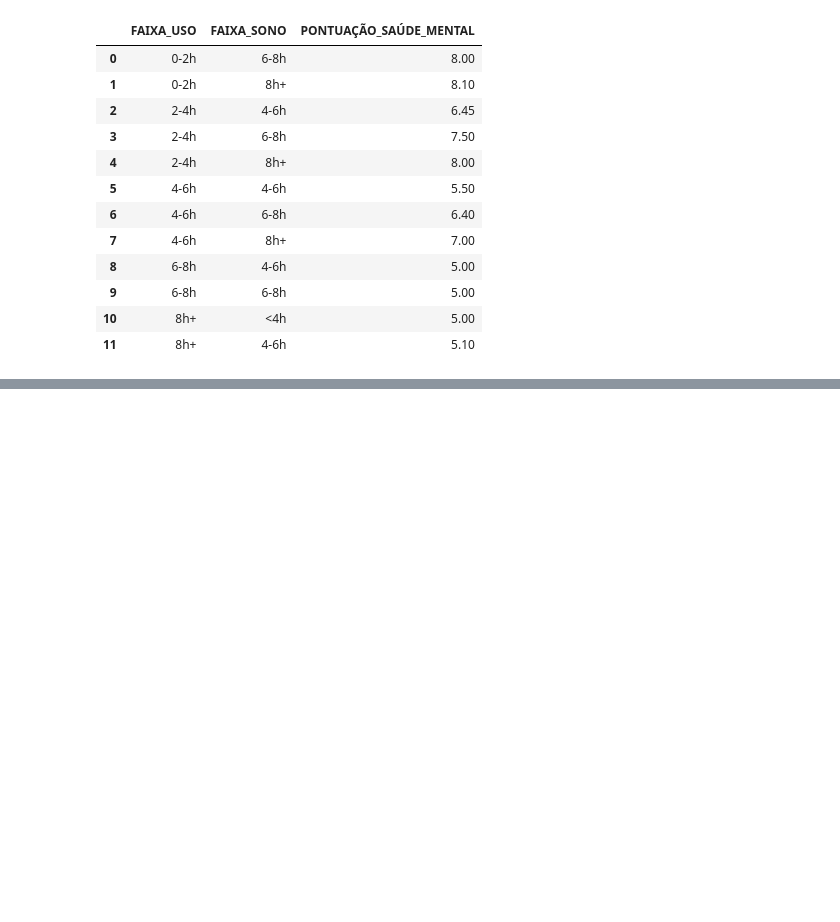
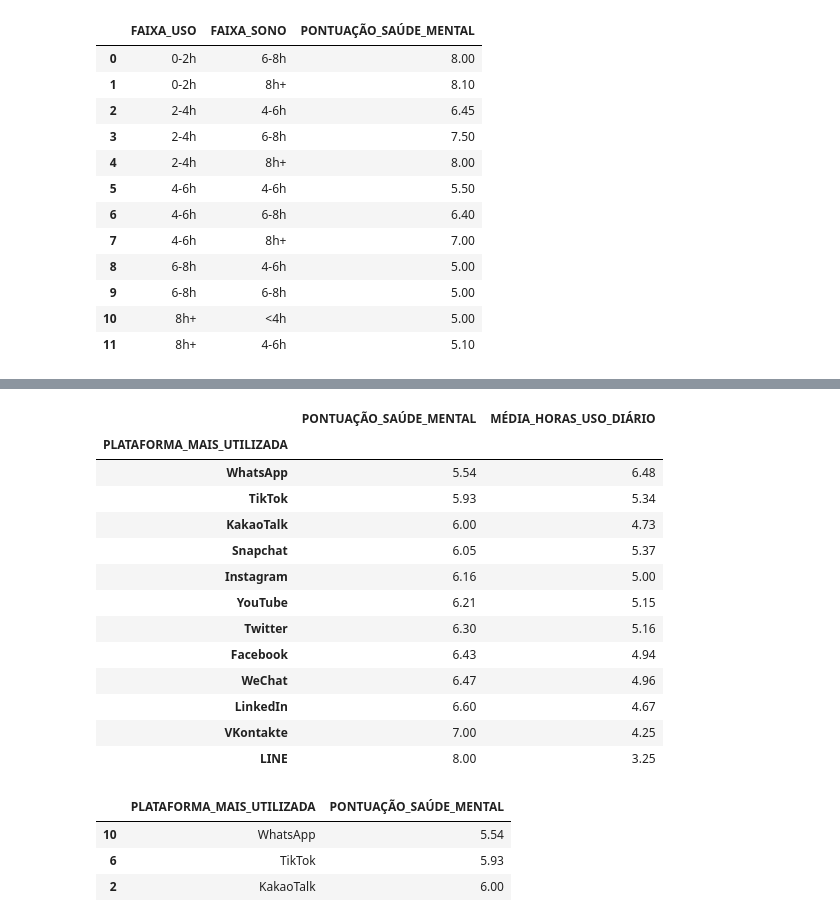
Before and after one commit to Jonasjkb/analise-dados-mental-health, a Jupyter notebook: notebooks/exploracao.ipynb, the cells around one changed output, grey strips where cells are left out. Cells and saved outputs as stored; diff of their text form; code cells hidden in the pictures; blank space fills up the shorter version.

```diff
--- a/notebooks/exploracao.ipynb
+++ b/notebooks/exploracao.ipynb
@@ -612,0 +751,26 @@ fig.show()
+# %%
+df.groupby("PLATAFORMA_MAIS_UTILIZADA")[
+    ["PONTUAÇÃO_SAÚDE_MENTAL", "MÉDIA_HORAS_USO_DIÁRIO"]
+].mean().sort_values(by="PONTUAÇÃO_SAÚDE_MENTAL", ascending=True).round(2)
+# %% [output]
+|  | PONTUAÇÃO_SAÚDE_MENTAL | MÉDIA_HORAS_USO_DIÁRIO |
+| PLATAFORMA_MAIS_UTILIZADA |  |  |
+| WhatsApp | 5.54 | 6.48 |
+| TikTok | 5.93 | 5.34 |
+| KakaoTalk | 6.00 | 4.73 |
+| Snapchat | 6.05 | 5.37 |
+| Instagram | 6.16 | 5.00 |
+| YouTube | 6.21 | 5.15 |
+| Twitter | 6.30 | 5.16 |
+| Facebook | 6.43 | 4.94 |
+| WeChat | 6.47 | 4.96 |
+| LinkedIn | 6.60 | 4.67 |
+| VKontakte | 7.00 | 4.25 |
+| LINE | 8.00 | 3.25 |
+# %%
+df_plat_pont.nsmallest(3, "PONTUAÇÃO_SAÚDE_MENTAL")
+# %% [output]
+|  | PLATAFORMA_MAIS_UTILIZADA | PONTUAÇÃO_SAÚDE_MENTAL |
+| 10 | WhatsApp | 5.54 |
+| 6 | TikTok | 5.93 |
+| 2 | KakaoTalk | 6.00 |
```
Also changed, not shown: parts of 9 cells of this notebook, 2 other files.
